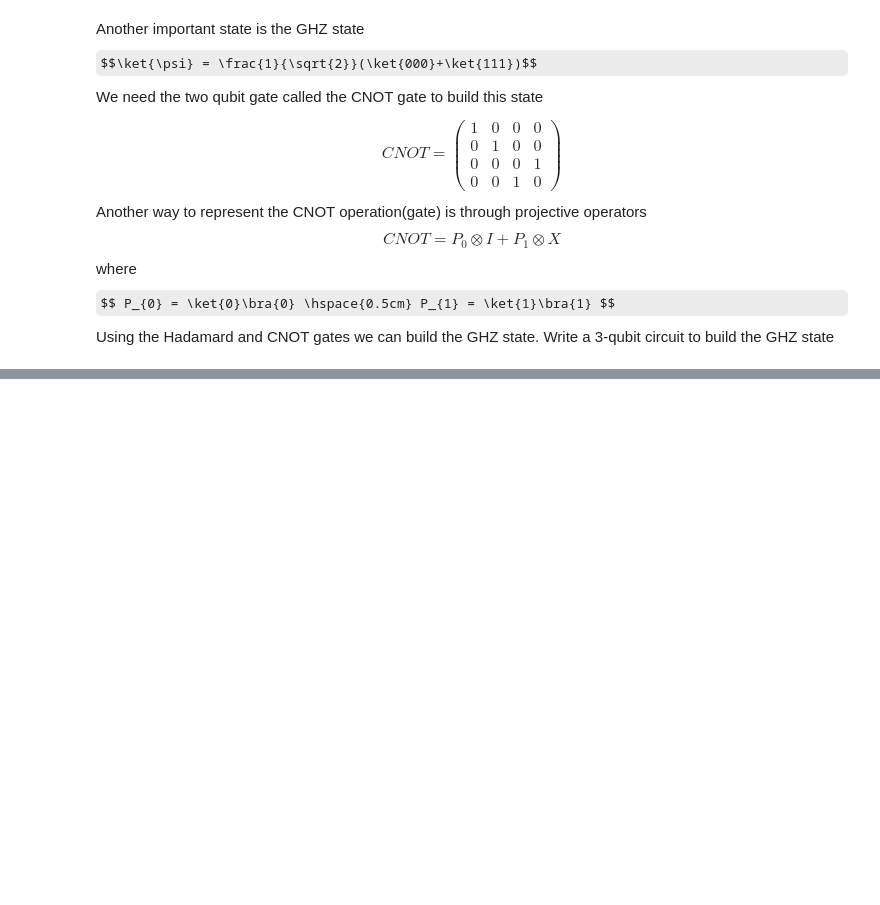
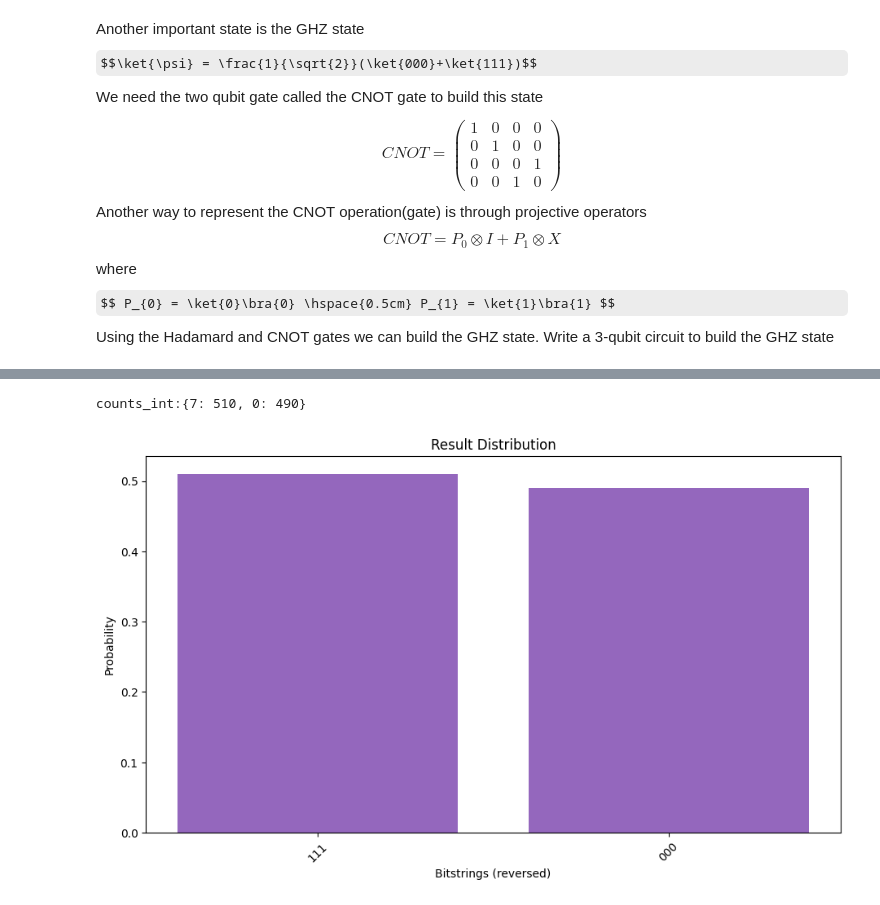
Before and after one commit to nompire/quantum_algorithms, a Jupyter notebook: Demos/Demo1.ipynb, the cells around one changed output, grey strips where cells are left out. Drawn from its saved outputs; the diff is of its cells as text; code cells hidden in the pictures; some formulas as TeX source; blank space fills up the shorter version.

```diff
--- a/Demos/Demo1.ipynb
+++ b/Demos/Demo1.ipynb
@@ -109,0 +113,24 @@ circuit.draw("mpl", fold=False, idle_wires=False)
+# %%
+pub = (circuit,)
+# Instantiate a backend
+backend = AerSimulator()
+# Instantiate circuit sampler with backend
+sampler = Sampler(backend= backend)
+# set shots or number of samples
+sampler.options.default_shots = 1000
+job = sampler.run([pub], shots=int(1e3))
+# counts for basis states
+counts_int = job.result()[0].data.meas.get_int_counts()
+print(f"counts_int:{counts_int}") # prints counts for basis state represented as integers
+
+counts_bin = job.result()[0].data.meas.get_counts()
+
+shots = sum(counts_int.values())
+
+final_distribution_int = {key: val / shots for key, val in counts_int.items()}
+final_distribution_bin = {key: val / shots for key, val in counts_bin.items()}#
+
+plot_final_distribution(final_distribution_bin)
+# %% [output]
+counts_int:{7: 510, 0: 490}
+[figure, added]
```
Also changed, not shown: parts of 1 cell of this notebook.
